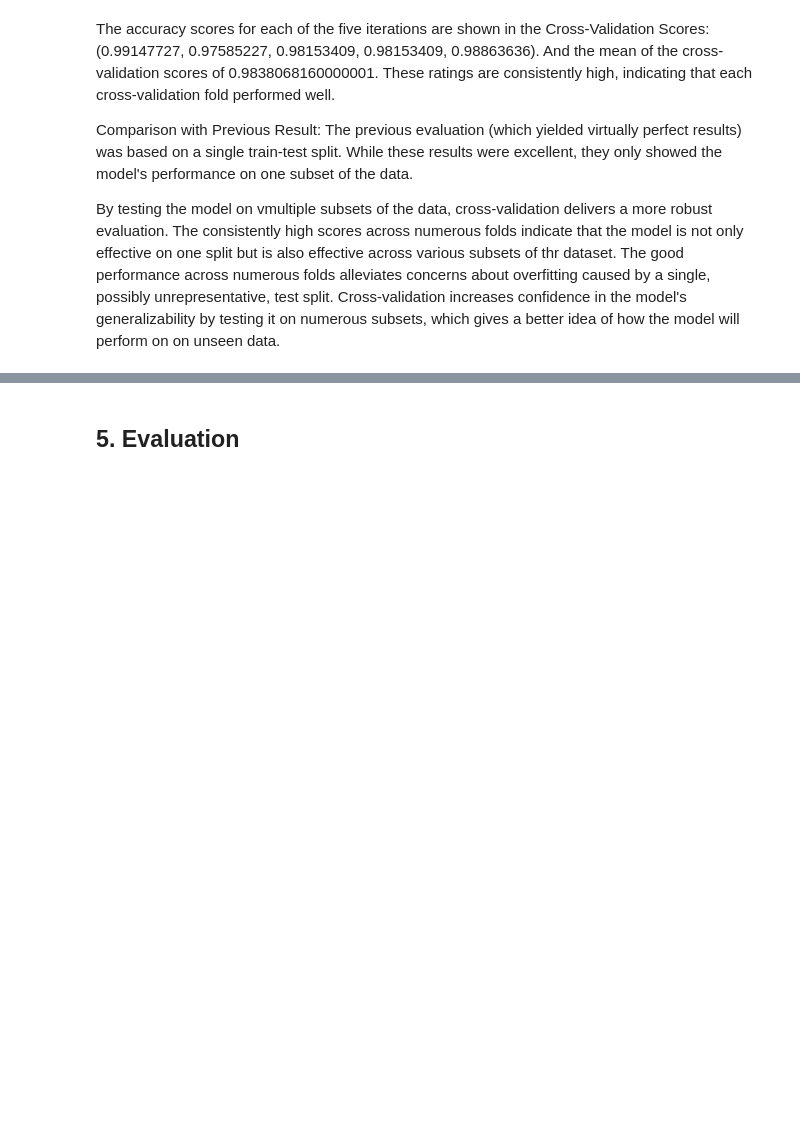
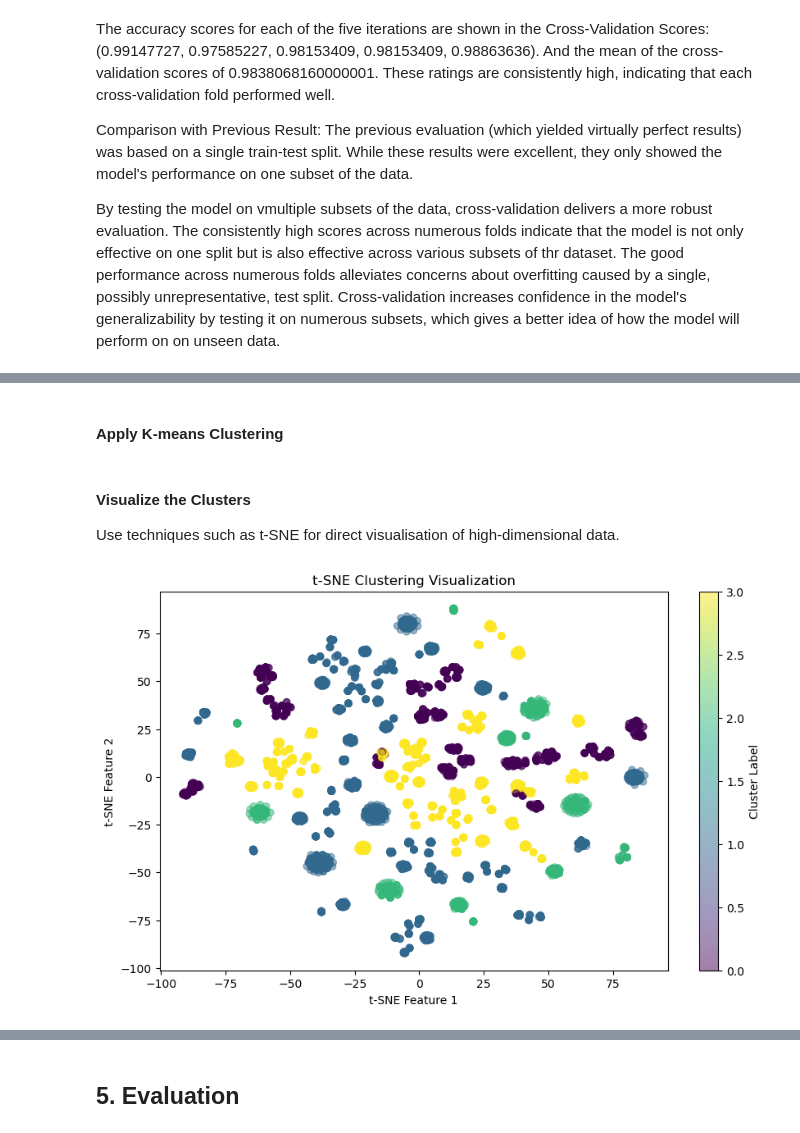
Before and after one commit to rosilenedasilva/public-transport-sentiment-analysis-insights, a Jupyter notebook: MSC_DA_CA2_sentiment_analysis.ipynb, the cells around one changed output, grey strips where cells are left out. Cells and saved outputs as stored; diff of their text form; code cells hidden in the pictures; blank space fills up the shorter version.

```diff
--- a/MSC_DA_CA2_sentiment_analysis.ipynb
+++ b/MSC_DA_CA2_sentiment_analysis.ipynb
@@ -1202,7 +986,0 @@ principal_components = pca.fit_transform(scaled_data)
-# %%
-# K-means clustering
-kmeans = KMeans(n_clusters=3)  # Adjust the number of clusters as needed
-kmeans.fit(principal_components)
-
-# Predict the clusters
-labels = kmeans.predict(principal_components)
@@ -1221,0 +1007,10 @@ plt.show()
+# %%
+from sklearn.preprocessing import MaxAbsScaler
+
+# Initialize the MaxAbsScaler
+maxabs_scaler = MaxAbsScaler()
+
+# Scale the data using MaxAbsScaler
+maxabs_scaled_data = maxabs_scaler.fit_transform(tfidf_features)
+# %% [markdown]
+#### Apply K-means Clustering
@@ -1221,0 +1021,21 @@ plt.show()
+# %% [markdown]
+#### Visualize the Clusters
+Use techniques such as t-SNE for direct visualisation of high-dimensional data.
+# %%
+import matplotlib.pyplot as plt
+from sklearn.manifold import TSNE
+
+# Reduce dimensions for visualization with t-SNE
+tsne = TSNE(n_components=2, random_state=42, init='random')
+tsne_results = tsne.fit_transform(maxabs_scaled_data)
+
+# Create a scatter plot of the t-SNE results, with points colored by cluster labels
+plt.figure(figsize=(10, 6))
+plt.scatter(tsne_results[:, 0], tsne_results[:, 1], c=labels, cmap='viridis', alpha=0.5)
+plt.xlabel('t-SNE Feature 1')
+plt.ylabel('t-SNE Feature 2')
+plt.title('t-SNE Clustering Visualization')
+plt.colorbar(label='Cluster Label')
+plt.show()
+# %% [output]
+[figure, added]
```
Also changed, not shown: parts of 140 cells of this notebook.
